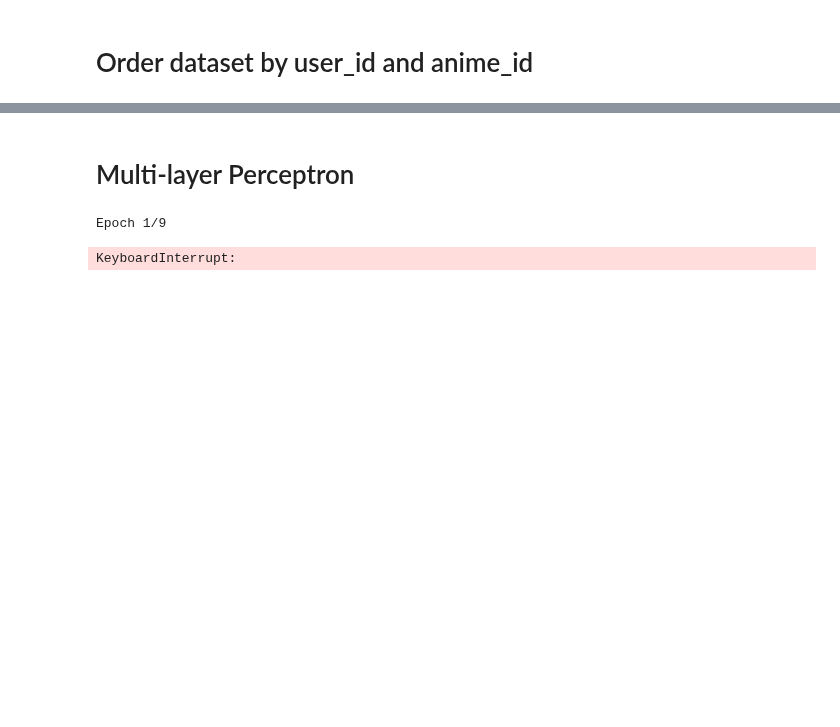
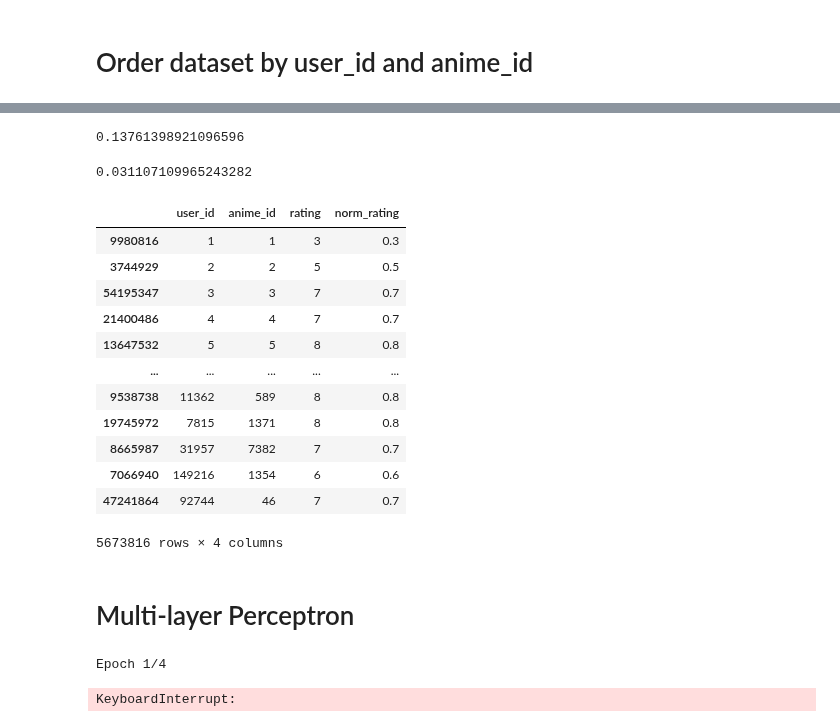
Before and after one commit to mijkami/Anime_Map, a Jupyter notebook: notebooks/neuMLPerceptron with early stopping on big dataset.ipynb, the cells around one changed output, grey strips where cells are left out. Saved outputs shown, nothing was run; the diff lists cells and outputs as text; code cells hidden in the pictures; blank space fills up the shorter version.

```diff
--- a/notebooks/neuMLPerceptron with early stopping on big dataset.ipynb
+++ b/notebooks/neuMLPerceptron with early stopping on big dataset.ipynb
@@ -90,0 +168,6 @@ mean_absolute_error(y_true, y_base)
+# %%
+y_base = dataset.rating.mean()
+# %%
+dataset['mean_pred'] = dataset['rating']
+# %%
+dataset['mean_pred'] = y_base
@@ -91,3 +178,29 @@ mean_absolute_error(y_true, y_base)
+# %%
+mean_absolute_error(y_true,y_mean_pred)
+# %% [output]
+0.13761398921096596
+# %%
+mean_squared_error(y_true,y_mean_pred)
+# %% [output]
+0.031107109965243282
+# %%
+dataset.drop(columns='mean_pred', inplace=True)
+# %%
+dataset
+# %% [output]
+|  | user_id | anime_id | rating | norm_rating |
+| 9980816 | 1 | 1 | 3 | 0.3 |
+| 3744929 | 2 | 2 | 5 | 0.5 |
+| 54195347 | 3 | 3 | 7 | 0.7 |
+| 21400486 | 4 | 4 | 7 | 0.7 |
+| 13647532 | 5 | 5 | 8 | 0.8 |
+| ... | ... | ... | ... | ... |
+| 9538738 | 11362 | 589 | 8 | 0.8 |
+| 19745972 | 7815 | 1371 | 8 | 0.8 |
+| 8665987 | 31957 | 7382 | 7 | 0.7 |
+| 7066940 | 149216 | 1354 | 6 | 0.6 |
+| 47241864 | 92744 | 46 | 7 | 0.7 |
+5673816 rows × 4 columns
 # %% [markdown]
 # Multi-layer Perceptron
 # %%
@@ -147,13 +253,5 @@ es = EarlyStopping(patience=3, restore_best_weights=True)
 # %%
-history = model.fit([train.user_id, train.anime_id], train.rating, epochs=9,validation_split=0.3,callbacks=[es])
-pd.Series(history.history['loss']).plot(logy=True)
-plt.xlabel("Epoch")
-plt.ylabel("Train Error")
-plt.show()
-
-y_hat = np.round(model.predict([test.user_id, test.anime_id]), decimals=2)
-y_true = test.rating
-mean_absolute_error(y_true, y_hat)
+history = model.fit([train.user_id, train.anime_id], train.rating, epochs=4,validation_split=0.3,callbacks=[es])
 # %% [output]
-Epoch 1/9
+Epoch 1/4
 KeyboardInterrupt:
```
Also changed, not shown: parts of 35 cells of this notebook.
